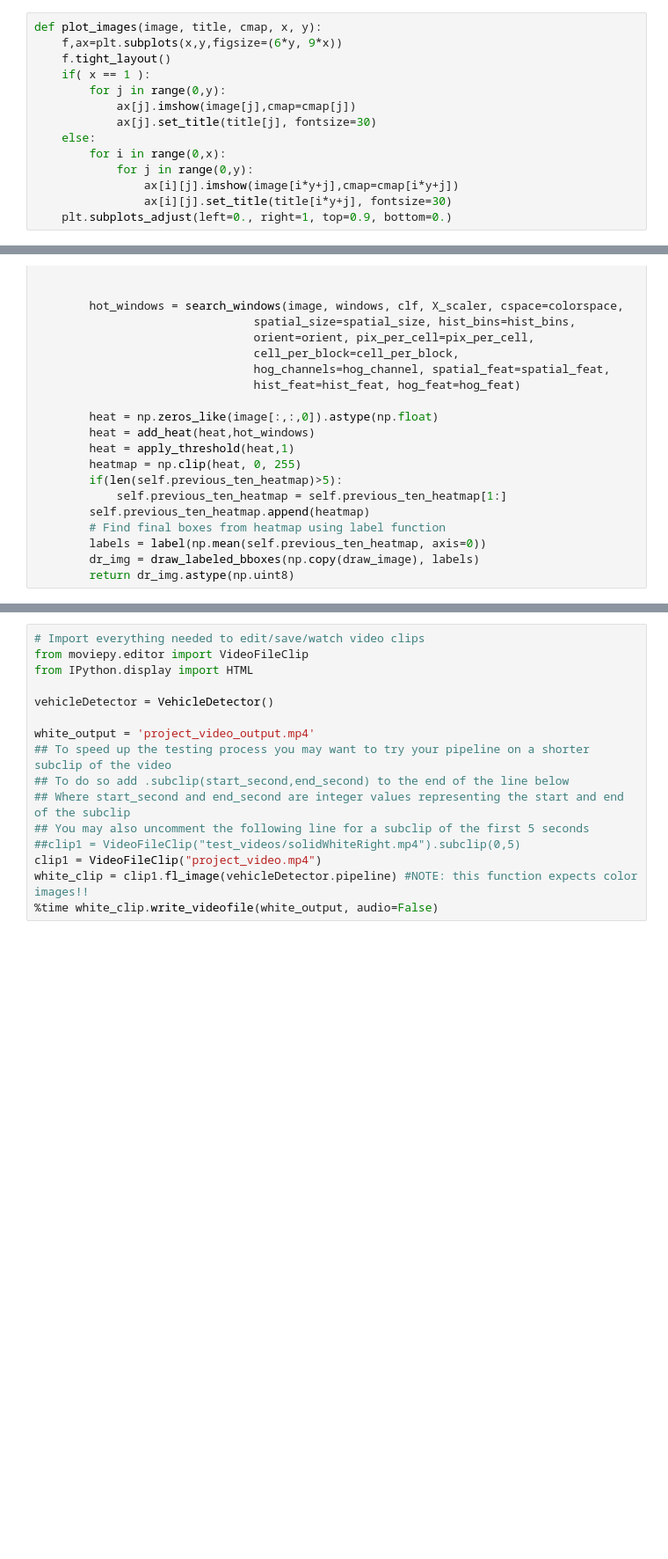
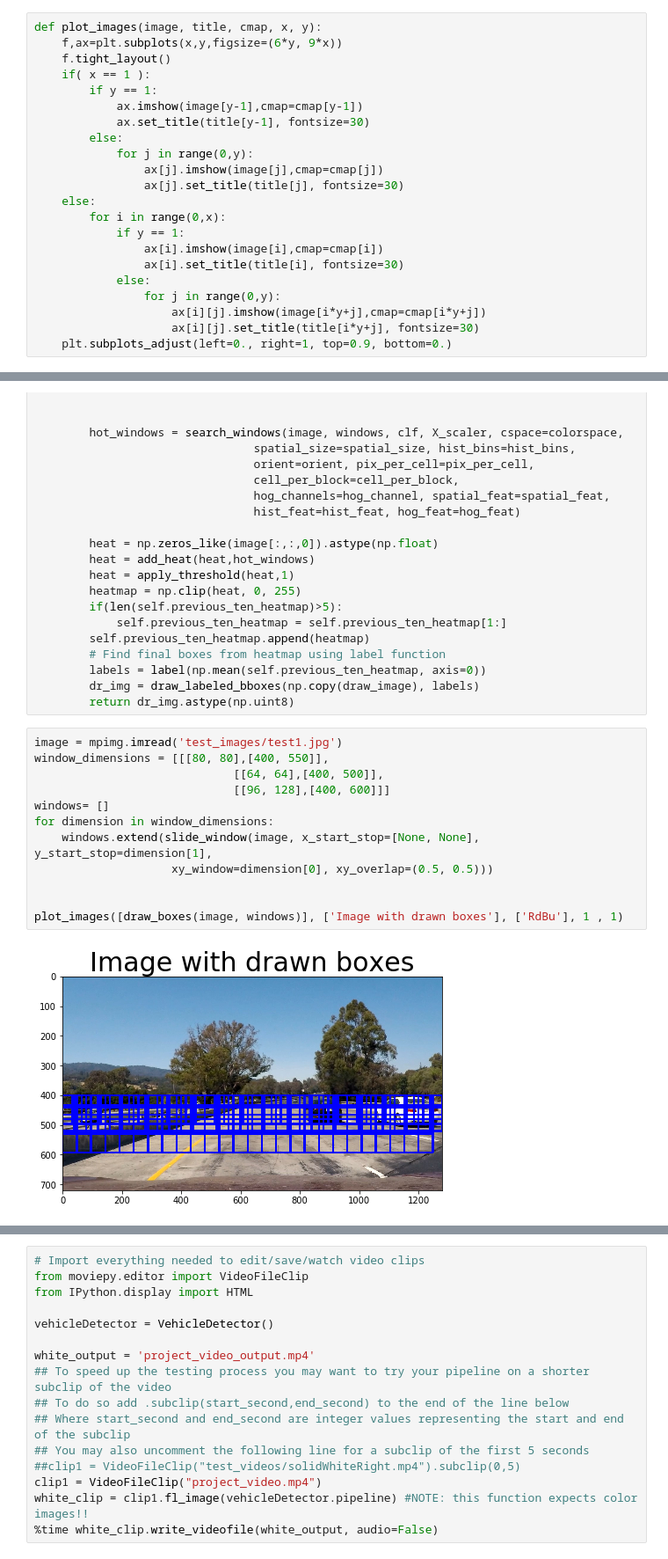
Before and after one commit to prathmesh-dali/CarND-Vehicle-Detection, a Jupyter notebook: CarND_Vehicle_Detection.ipynb, the cells around one changed output, grey strips where cells are left out. Shown at 88% size. Saved outputs shown, nothing was run; the diff lists cells and outputs as text; blank space fills up the shorter version.

```diff
--- a/CarND_Vehicle_Detection.ipynb
+++ b/CarND_Vehicle_Detection.ipynb
@@ -36,14 +42,22 @@ def plot_images(image, title, cmap, x, y):
     f,ax=plt.subplots(x,y,figsize=(6*y, 9*x))
     f.tight_layout()
     if( x == 1 ):
-        for j in range(0,y):
-            ax[j].imshow(image[j],cmap=cmap[j])
-            ax[j].set_title(title[j], fontsize=30)
+        if y == 1:
+            ax.imshow(image[y-1],cmap=cmap[y-1])
+            ax.set_title(title[y-1], fontsize=30)
+        else:
+            for j in range(0,y):
+                ax[j].imshow(image[j],cmap=cmap[j])
+                ax[j].set_title(title[j], fontsize=30)
     else:
         for i in range(0,x):
-            for j in range(0,y):
-                ax[i][j].imshow(image[i*y+j],cmap=cmap[i*y+j])
-                ax[i][j].set_title(title[i*y+j], fontsize=30)
+            if y == 1:
+                ax[i].imshow(image[i],cmap=cmap[i])
+                ax[i].set_title(title[i], fontsize=30)
+            else:
+                for j in range(0,y):
+                    ax[i][j].imshow(image[i*y+j],cmap=cmap[i*y+j])
+                    ax[i][j].set_title(title[i*y+j], fontsize=30)
     plt.subplots_adjust(left=0., right=1, top=0.9, bottom=0.)
 # %%
 vehicle_image = mpimg.imread(vehicle_filenames[520])
@@ -414,3 +428,17 @@ class VehicleDetector(object):
         labels = label(np.mean(self.previous_ten_heatmap, axis=0))
         dr_img = draw_labeled_bboxes(np.copy(draw_image), labels)
         return dr_img.astype(np.uint8)
+# %%
+image = mpimg.imread('test_images/test1.jpg')
+window_dimensions = [[[80, 80],[400, 550]],
+                             [[64, 64],[400, 500]],
+                             [[96, 128],[400, 600]]]
+windows= []
+for dimension in window_dimensions:
+    windows.extend(slide_window(image, x_start_stop=[None, None], y_start_stop=dimension[1],
+                    xy_window=dimension[0], xy_overlap=(0.5, 0.5)))
+
+
+plot_images([draw_boxes(image, windows)], ['Image with drawn boxes'], ['RdBu'], 1 , 1)
+# %% [output]
+[figure, added]
```
Also changed, not shown: parts of 9 cells of this notebook, 10 other files.
